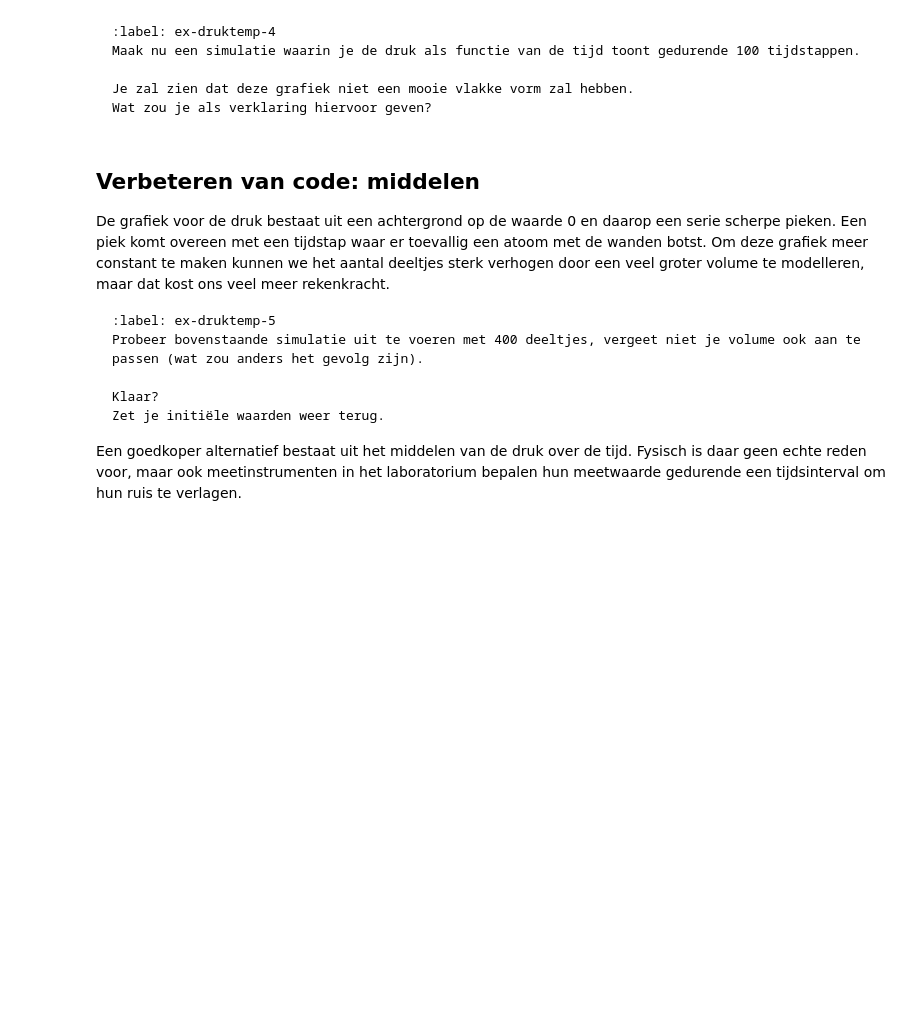
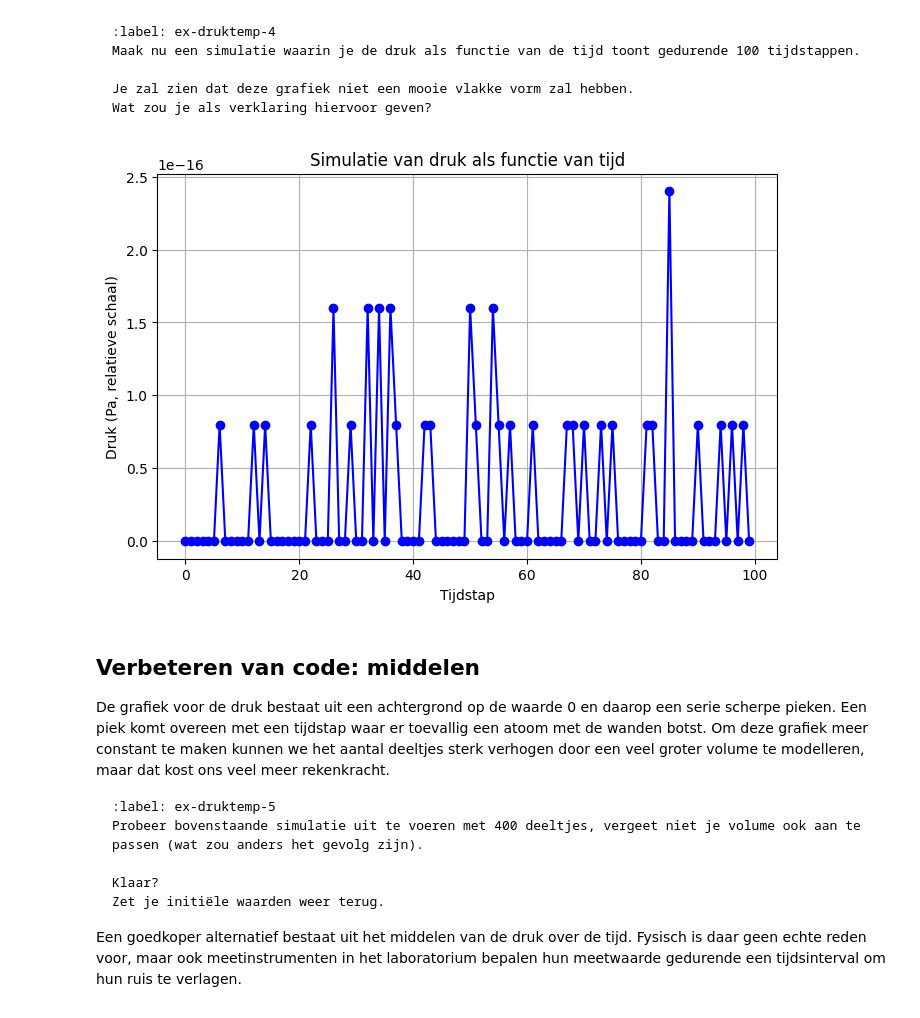
Before and after one commit to WouterAlejandro/IP2_1, a Jupyter notebook: Content/PySim/5_druktemp.ipynb, the cells around one changed output. Saved outputs shown, nothing was run; the diff lists cells and outputs as text; code cells hidden in the pictures; blank space fills up the shorter version.

````diff
--- a/Content/PySim/5_druktemp.ipynb
+++ b/Content/PySim/5_druktemp.ipynb
@@ -310,8 +310,42 @@ Wat zou je als verklaring hiervoor geven?
 ```
 # %%
 # Geef je oplossing
+steps = 100
+
+np.random.seed(42)
+positions = np.random.uniform(RADIUS, BOX_SIZE_0-RADIUS, size=(N, 2))
+velocities = np.random.choice([-1, 1], size=(N, 2)) * v
+
+pressures = []
+
+for t in range(steps):
+    # update posities
+    positions += velocities * DT
+
+    collisions = 0
+    for i in range(N):
+        for dim in [0, 1]:
+            if positions[i, dim] <= RADIUS or positions[i, dim] >= BOX_SIZE_0 - RADIUS:
+                velocities[i, dim] *= -1  # reflectie
+                collisions += 1
+
+    # druk ~ aantal botsingen per tijdstap * impuls / oppervlakte
+    # impuls = m * v, oppervlakte = BOX_SIZE_0 (lengte van wand in 2D)
+    pressure = (collisions * m * v) / (BOX_SIZE_0**2)
+    pressures.append(pressure)
+
+# Plot druk als functie van tijd
+plt.figure(figsize=(8,5))
+plt.plot(range(steps), pressures, marker='o', linestyle='-', color='blue')
+plt.title('Simulatie van druk als functie van tijd')
+plt.xlabel('Tijdstap')
+plt.ylabel('Druk (Pa, relatieve schaal)')
+plt.grid(True)
+plt.show()
 
 #your code/answer
+# %% [output]
+[figure, added]
 # %% [markdown]
 ## Verbeteren van code: middelen
 
````
Also changed, not shown: parts of 8 cells of this notebook.
